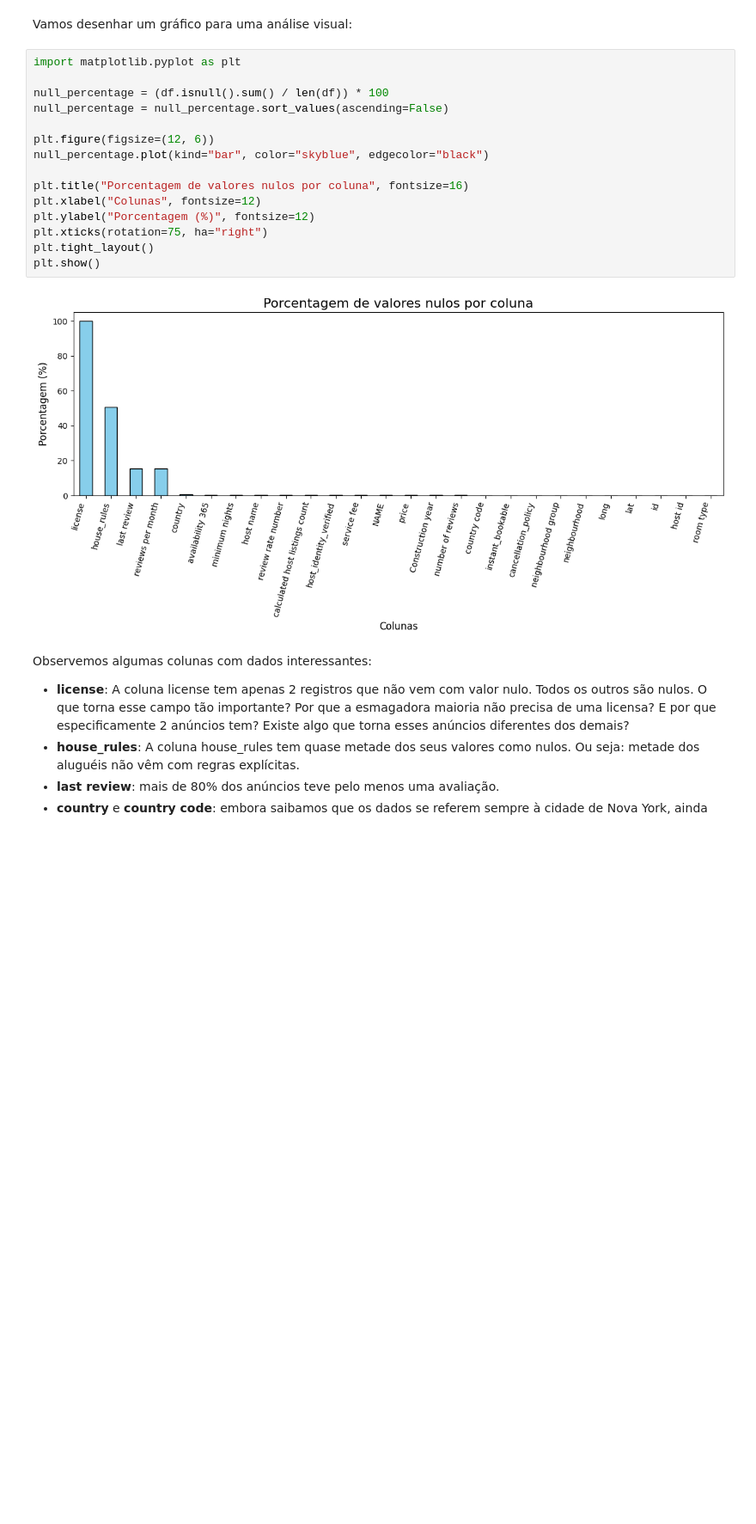
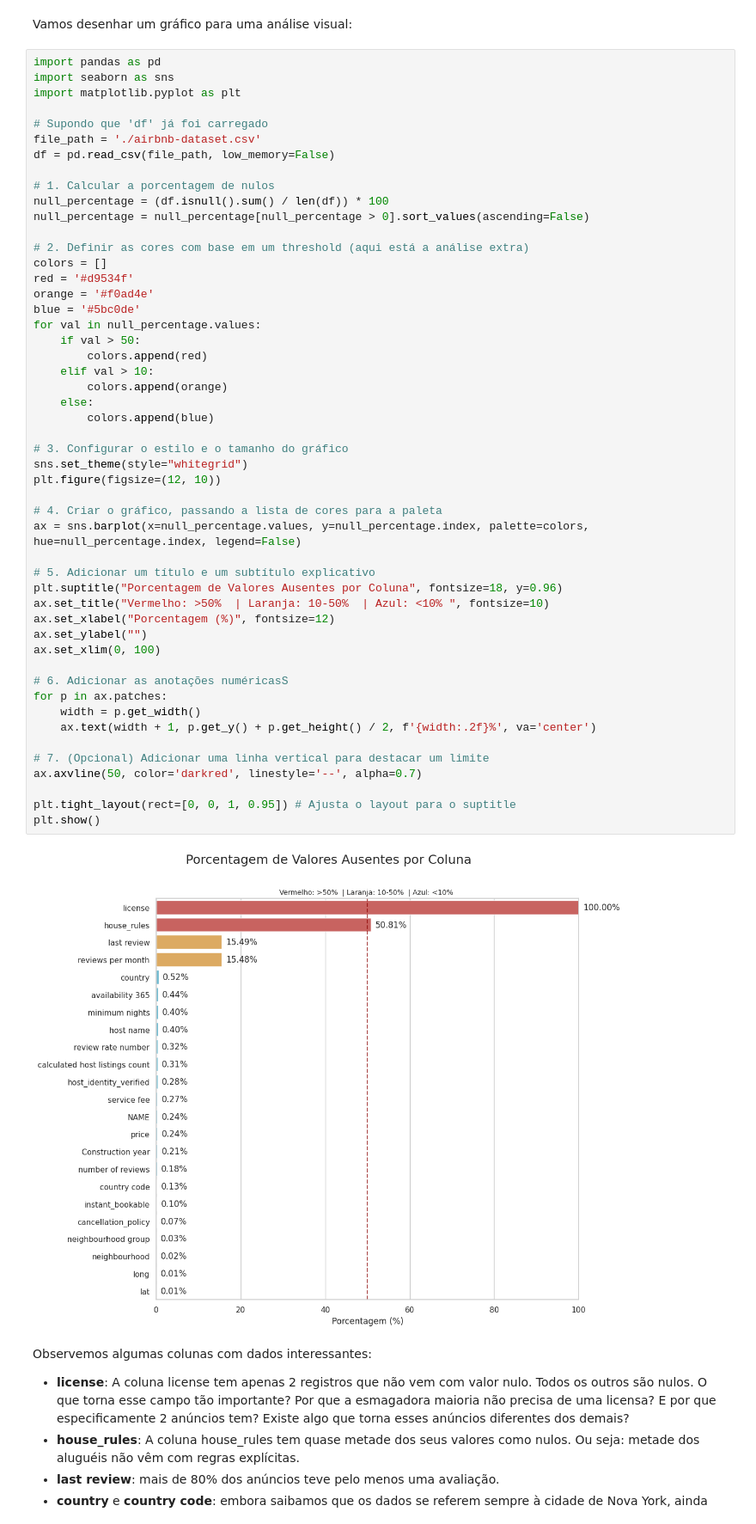
Before and after one commit to lucasqueiroz23/airbnb-data-analysis, a Jupyter notebook: raw/analytics.ipynb, the cells around one changed output. Shown: that part at 86% size. Drawn from its saved outputs; the diff is of its cells as text; blank space fills up the shorter version.

Commit message:
Add new graphics using seaborn
Co-authored-by: Lucas Queiroz <lucas.fn4@gmail.com>
Co-authored-by: Pedro Sampaio <pedro.sampaio.dias.rocha@gmail.com>
Co-authored-by: Hugo Queiroz <hugoq2004@gmail.com>

```diff
--- a/raw/analytics.ipynb
+++ b/raw/analytics.ipynb
@@ -185,22 +191,57 @@ dtype: int64
 # %% [markdown]
 Vamos desenhar um gráfico para uma análise visual:
 # %%
+import pandas as pd
+import seaborn as sns
 import matplotlib.pyplot as plt
 
+# Supondo que 'df' já foi carregado
+file_path = './airbnb-dataset.csv'
+df = pd.read_csv(file_path, low_memory=False)
+
+# 1. Calcular a porcentagem de nulos
 null_percentage = (df.isnull().sum() / len(df)) * 100
-null_percentage = null_percentage.sort_values(ascending=False)
+null_percentage = null_percentage[null_percentage > 0].sort_values(ascending=False)
 
-plt.figure(figsize=(12, 6))
-null_percentage.plot(kind="bar", color="skyblue", edgecolor="black")
+# 2. Definir as cores com base em um threshold (aqui está a análise extra)
+colors = []
+red = '#d9534f'
+orange = '#f0ad4e'
+blue = '#5bc0de'
+for val in null_percentage.values:
+    if val > 50:
+        colors.append(red)
+    elif val > 10:
+        colors.append(orange)
+    else:
+        colors.append(blue)
 
-plt.title("Porcentagem de valores nulos por coluna", fontsize=16)
-plt.xlabel("Colunas", fontsize=12)
-plt.ylabel("Porcentagem (%)", fontsize=12)
-plt.xticks(rotation=75, ha="right")
-plt.tight_layout()
+# 3. Configurar o estilo e o tamanho do gráfico
+sns.set_theme(style="whitegrid")
+plt.figure(figsize=(12, 10))
+
+# 4. Criar o gráfico, passando a lista de cores para a paleta
+ax = sns.barplot(x=null_percentage.values, y=null_percentage.index, palette=colors, hue=null_percentage.index, legend=False)
+
+# 5. Adicionar um título e um subtítulo explicativo
+plt.suptitle("Porcentagem de Valores Ausentes por Coluna", fontsize=18, y=0.96)
+ax.set_title("Vermelho: >50%  | Laranja: 10-50%  | Azul: <10% ", fontsize=10)
+ax.set_xlabel("Porcentagem (%)", fontsize=12)
+ax.set_ylabel("")
+ax.set_xlim(0, 100)
+
+# 6. Adicionar as anotações numéricasS
+for p in ax.patches:
+    width = p.get_width()
+    ax.text(width + 1, p.get_y() + p.get_height() / 2, f'{width:.2f}%', va='center')
+
+# 7. (Opcional) Adicionar uma linha vertical para destacar um limite
+ax.axvline(50, color='darkred', linestyle='--', alpha=0.7)
+
+plt.tight_layout(rect=[0, 0, 1, 0.95]) # Ajusta o layout para o suptitle
 plt.show()
 # %% [output]
-[figure, old version]
+[figure, new version]
 # %% [markdown]
 Observemos algumas colunas com dados interessantes:
 
```
Also changed, not shown: parts of 10 cells of this notebook, 1 other file.
